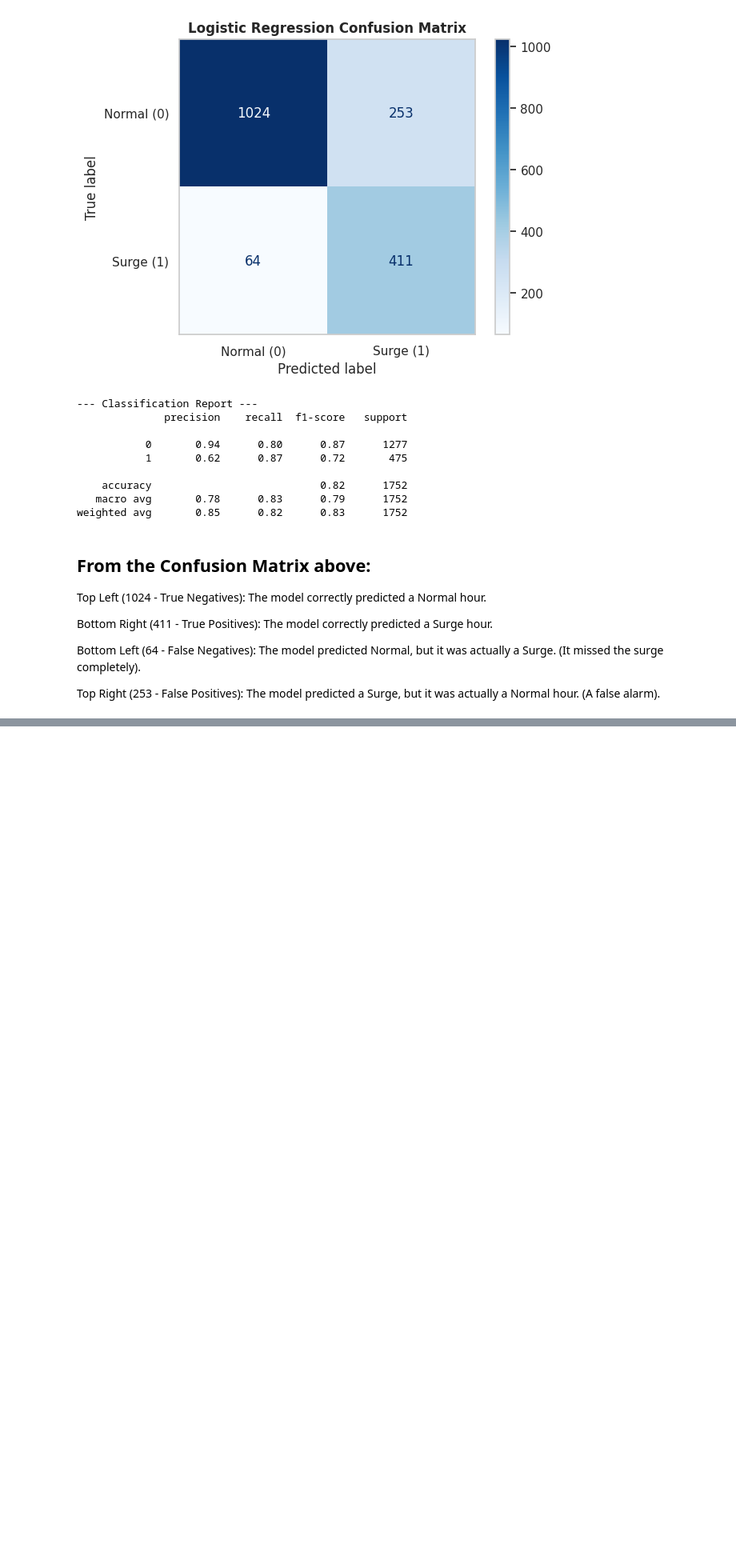
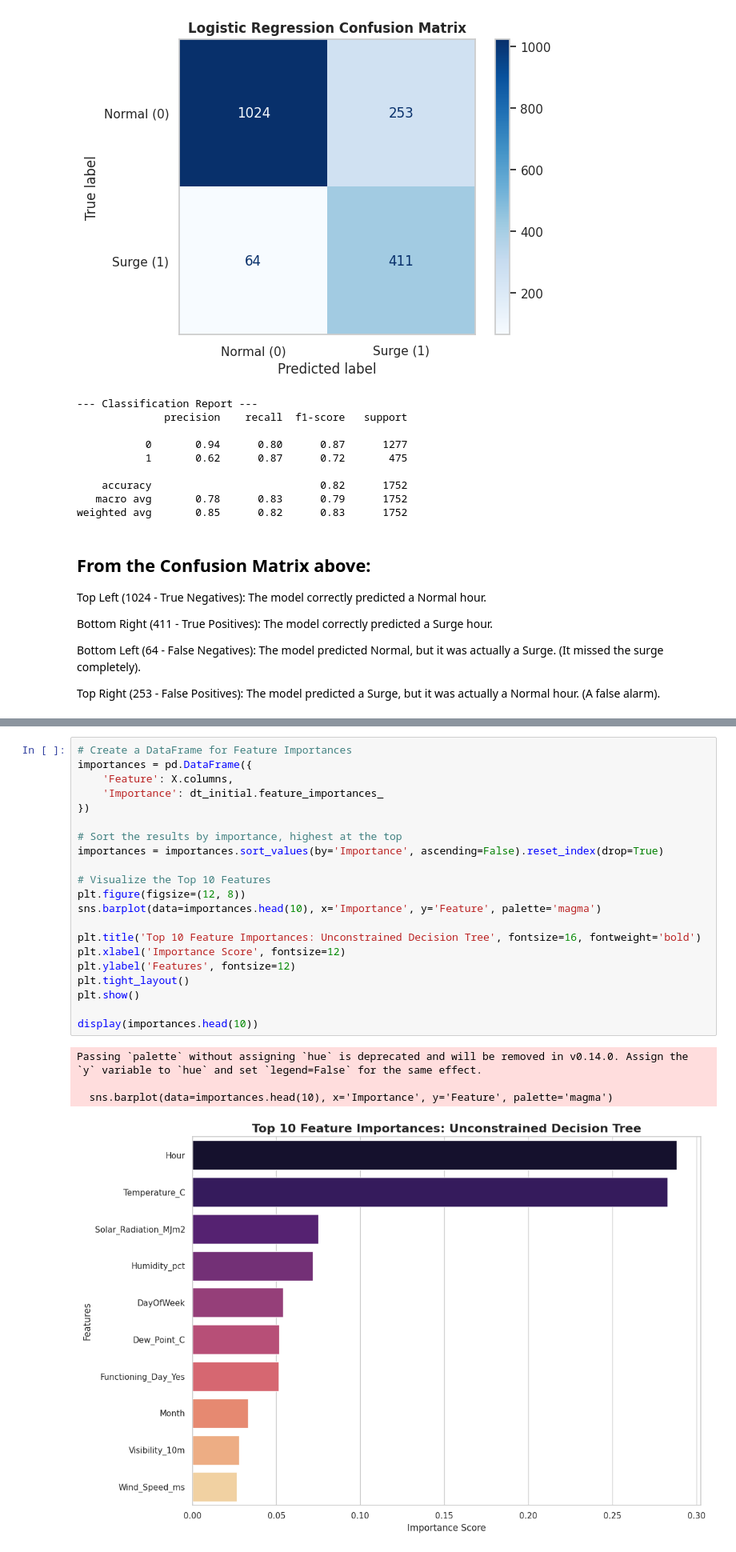
Before and after one commit to sultanjacob/Applied-Machine-Learning, a Jupyter notebook: 02_classification/logistic_regression.ipynb, the cells around one changed output, grey strips where cells are left out. Shown at 80% size. Saved outputs shown, nothing was run; the diff lists cells and outputs as text; blank space fills up the shorter version.

```diff
--- a/02_classification/logistic_regression.ipynb
+++ b/02_classification/logistic_regression.ipynb
@@ -195,0 +306,26 @@ Top Right (253 - False Positives): The model predicted a Surge, but it was actua
+# %%
+# Create a DataFrame for Feature Importances
+importances = pd.DataFrame({
+    'Feature': X.columns,
+    'Importance': dt_initial.feature_importances_
+})
+
+# Sort the results by importance, highest at the top
+importances = importances.sort_values(by='Importance', ascending=False).reset_index(drop=True)
+
+# Visualize the Top 10 Features
+plt.figure(figsize=(12, 8))
+sns.barplot(data=importances.head(10), x='Importance', y='Feature', palette='magma')
+
+plt.title('Top 10 Feature Importances: Unconstrained Decision Tree', fontsize=16, fontweight='bold')
+plt.xlabel('Importance Score', fontsize=12)
+plt.ylabel('Features', fontsize=12)
+plt.tight_layout()
+plt.show()
+
+display(importances.head(10))
+# %% [output]
+Passing `palette` without assigning `hue` is deprecated and will be removed in v0.14.0. Assign the `y` variable to `hue` and set `legend=False` for the same effect.
+
+  sns.barplot(data=importances.head(10), x='Importance', y='Feature', palette='magma')
+[figure, added]
```
Also changed, not shown: parts of 17 cells of this notebook.
